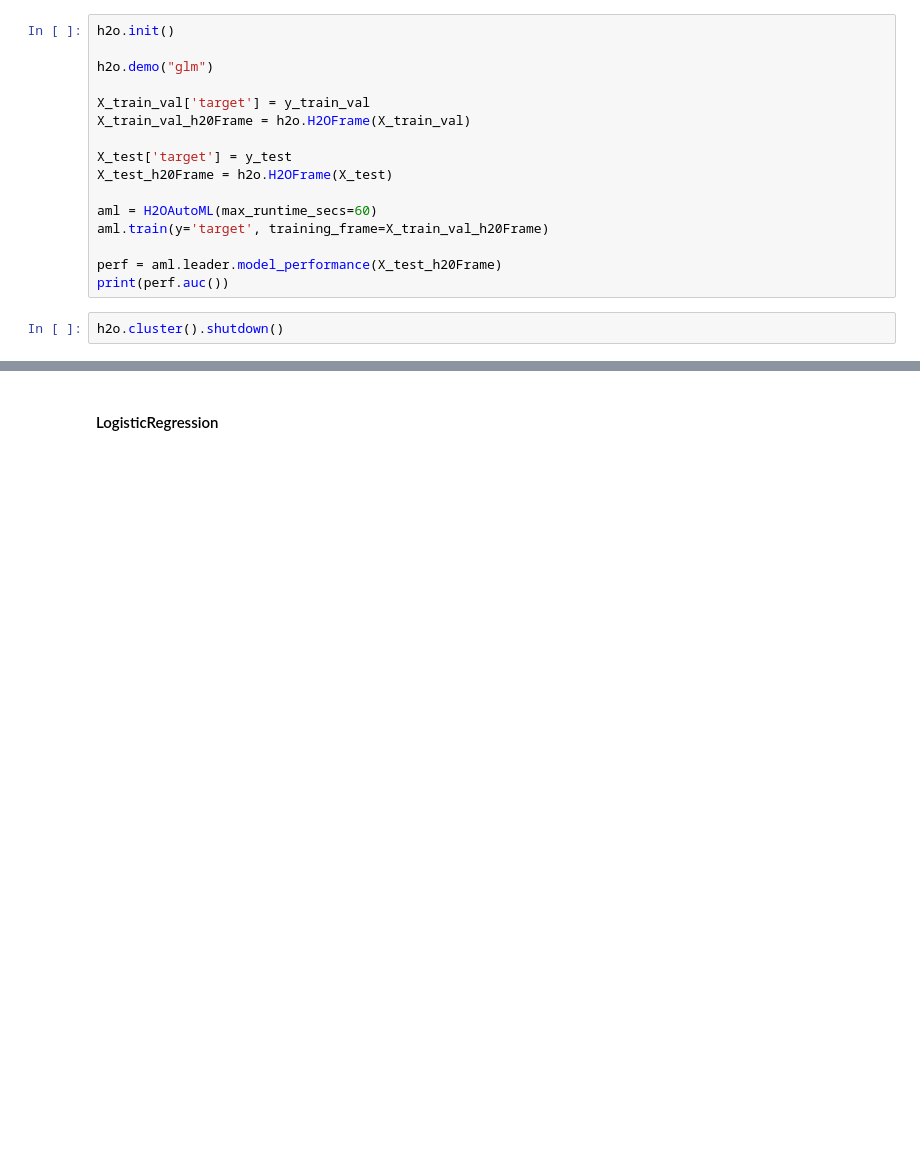
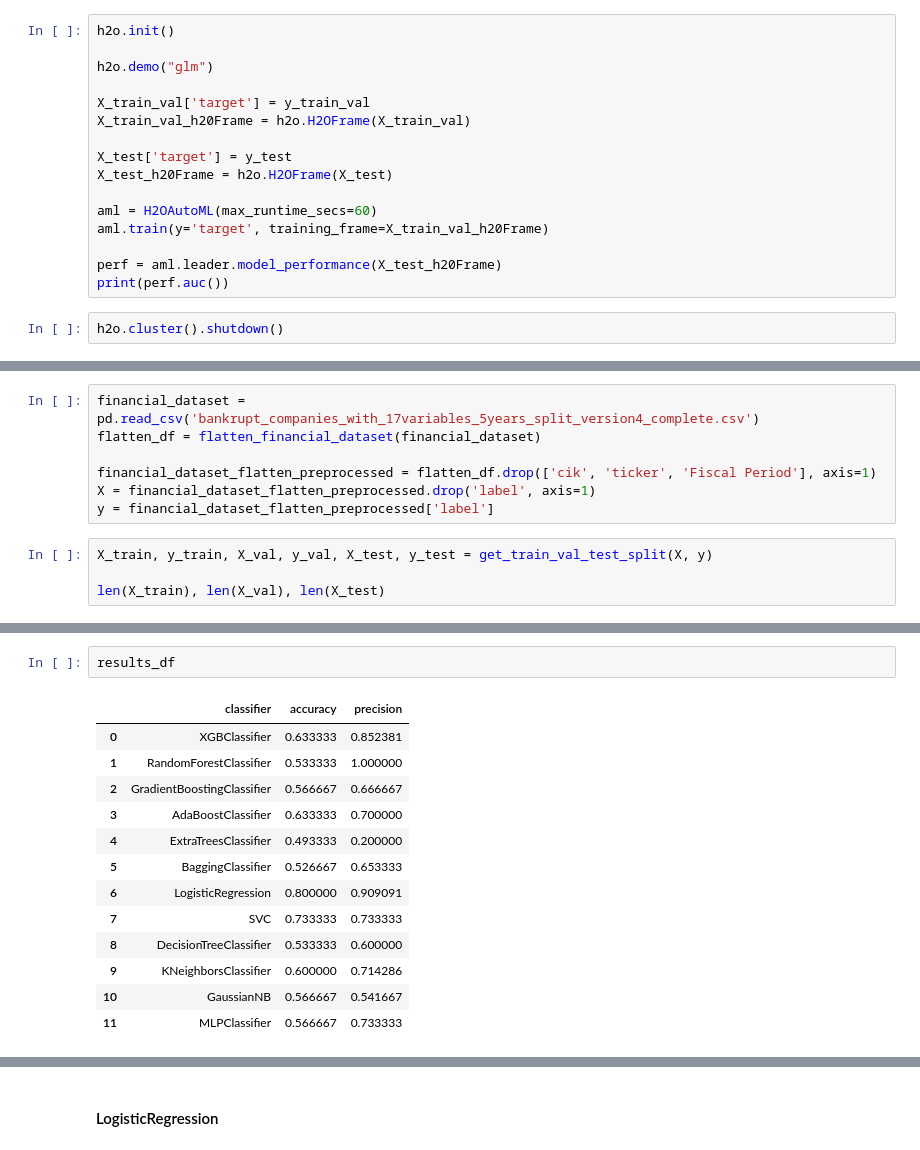
Before and after one commit to grepoz/bankruptcy-prophet, a Jupyter notebook: dataset/auto-ml-final-dataset.ipynb, the cells around one changed output, grey strips where cells are left out. Drawn from its saved outputs; the diff is of its cells as text; blank space fills up the shorter version.

```diff
--- a/dataset/auto-ml-final-dataset.ipynb
+++ b/dataset/auto-ml-final-dataset.ipynb
@@ -236,0 +240,11 @@ Choosing best models among LogisticRegression and SVC
+# %%
+financial_dataset = pd.read_csv('bankrupt_companies_with_17variables_5years_split_version4_complete.csv')
+flatten_df = flatten_financial_dataset(financial_dataset)
+
+financial_dataset_flatten_preprocessed = flatten_df.drop(['cik', 'ticker', 'Fiscal Period'], axis=1)
+X = financial_dataset_flatten_preprocessed.drop('label', axis=1)
+y = financial_dataset_flatten_preprocessed['label']
+# %%
+X_train, y_train, X_val, y_val, X_test, y_test = get_train_val_test_split(X, y)
+
+len(X_train), len(X_val), len(X_test)
@@ -236,0 +326,16 @@ Choosing best models among LogisticRegression and SVC
+# %%
+results_df
+# %% [output]
+|  | classifier | accuracy | precision |
+| 0 | XGBClassifier | 0.633333 | 0.852381 |
+| 1 | RandomForestClassifier | 0.533333 | 1.000000 |
+| 2 | GradientBoostingClassifier | 0.566667 | 0.666667 |
+| 3 | AdaBoostClassifier | 0.633333 | 0.700000 |
+| 4 | ExtraTreesClassifier | 0.493333 | 0.200000 |
+| 5 | BaggingClassifier | 0.526667 | 0.653333 |
+| 6 | LogisticRegression | 0.800000 | 0.909091 |
+| 7 | SVC | 0.733333 | 0.733333 |
+| 8 | DecisionTreeClassifier | 0.533333 | 0.600000 |
+| 9 | KNeighborsClassifier | 0.600000 | 0.714286 |
+| 10 | GaussianNB | 0.566667 | 0.541667 |
+| 11 | MLPClassifier | 0.566667 | 0.733333 |
```
Also changed, not shown: parts of 22 cells of this notebook.
